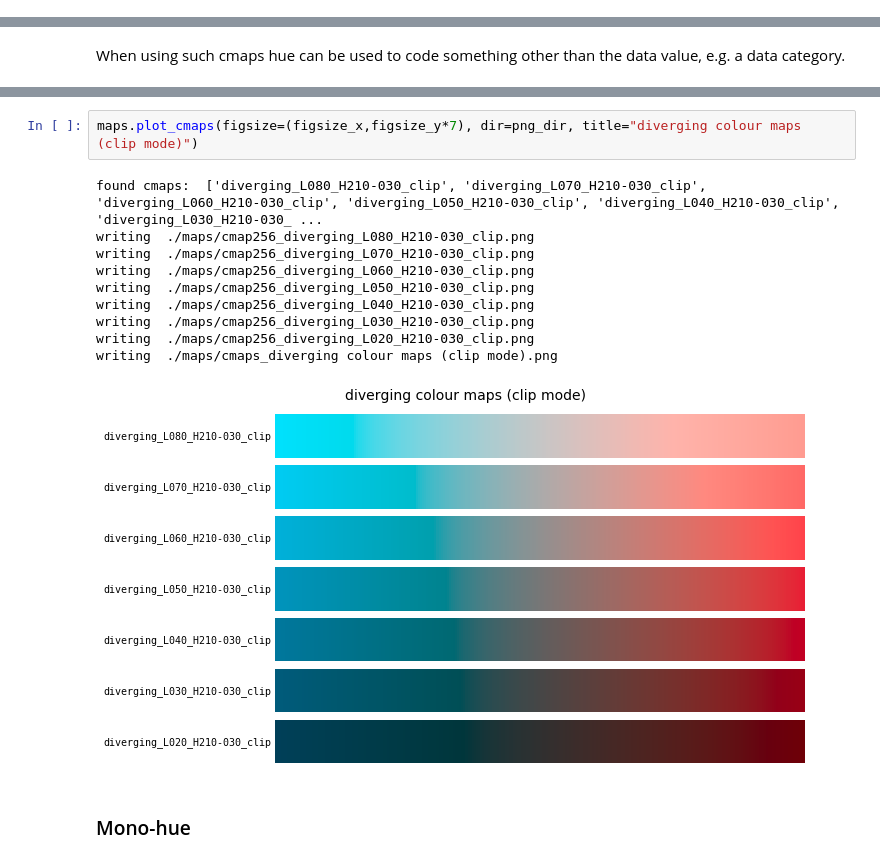
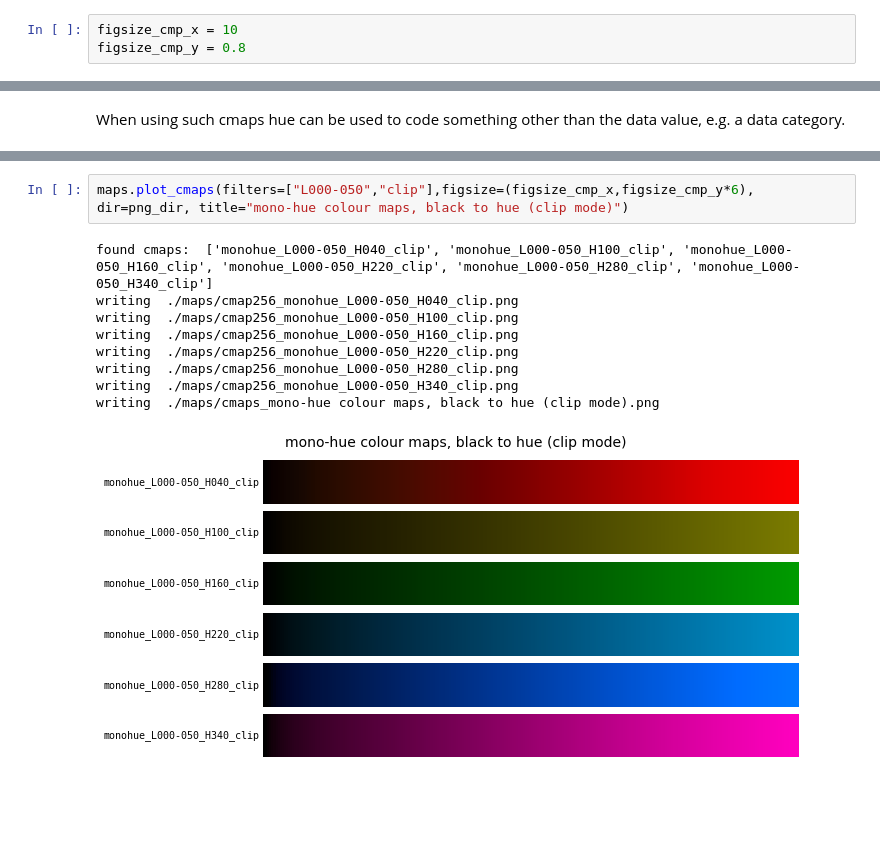
Before and after one commit to gillesferrand/colourspace, a Jupyter notebook: 5. cmaps.ipynb, the cells around one changed output, grey strips where cells are left out. Drawn from its saved outputs; the diff is of its cells as text; blank space fills up the shorter version.

```diff
--- a/5. cmaps.ipynb
+++ b/5. cmaps.ipynb
@@ -26,3 +71,6 @@ png_dir = "./maps"
+# %%
+figsize_cmp_x = 10
+figsize_cmp_y = 0.8
 # %% [markdown]
 ## Equi-luminant cmaps
 # %% [markdown]
@@ -251,15 +349,12 @@ creating cmap 'diverging_L080_H210-030_clip' for Matplotlib ( 485 steps)
 # %%
-maps.plot_cmaps(figsize=(figsize_x,figsize_y*7), dir=png_dir, title="diverging colour maps (clip mode)")
+maps.plot_cmaps(filters=["L000-050","clip"],figsize=(figsize_cmp_x,figsize_cmp_y*6), dir=png_dir, title="mono-hue colour maps, black to hue (clip mode)")
 # %% [output]
-found cmaps:  ['diverging_L080_H210-030_clip', 'diverging_L070_H210-030_clip', 'diverging_L060_H210-030_clip', 'diverging_L050_H210-030_clip', 'diverging_L040_H210-030_clip', 'diverging_L030_H210-030_ ...
-writing  ./maps/cmap256_diverging_L080_H210-030_clip.png
-writing  ./maps/cmap256_diverging_L070_H210-030_clip.png
-writing  ./maps/cmap256_diverging_L060_H210-030_clip.png
-writing  ./maps/cmap256_diverging_L050_H210-030_clip.png
-writing  ./maps/cmap256_diverging_L040_H210-030_clip.png
-writing  ./maps/cmap256_diverging_L030_H210-030_clip.png
-writing  ./maps/cmap256_diverging_L020_H210-030_clip.png
-writing  ./maps/cmaps_diverging colour maps (clip mode).png
+found cmaps:  ['monohue_L000-050_H040_clip', 'monohue_L000-050_H100_clip', 'monohue_L000-050_H160_clip', 'monohue_L000-050_H220_clip', 'monohue_L000-050_H280_clip', 'monohue_L000-050_H340_clip']
+writing  ./maps/cmap256_monohue_L000-050_H040_clip.png
+writing  ./maps/cmap256_monohue_L000-050_H100_clip.png
+writing  ./maps/cmap256_monohue_L000-050_H160_clip.png
+writing  ./maps/cmap256_monohue_L000-050_H220_clip.png
+writing  ./maps/cmap256_monohue_L000-050_H280_clip.png
+writing  ./maps/cmap256_monohue_L000-050_H340_clip.png
+writing  ./maps/cmaps_mono-hue colour maps, black to hue (clip mode).png
-[figure, old version]
+[figure, new version]
-# %% [markdown]
-### Mono-hue
```
Also changed, not shown: parts of 52 cells of this notebook, 2 other files.
